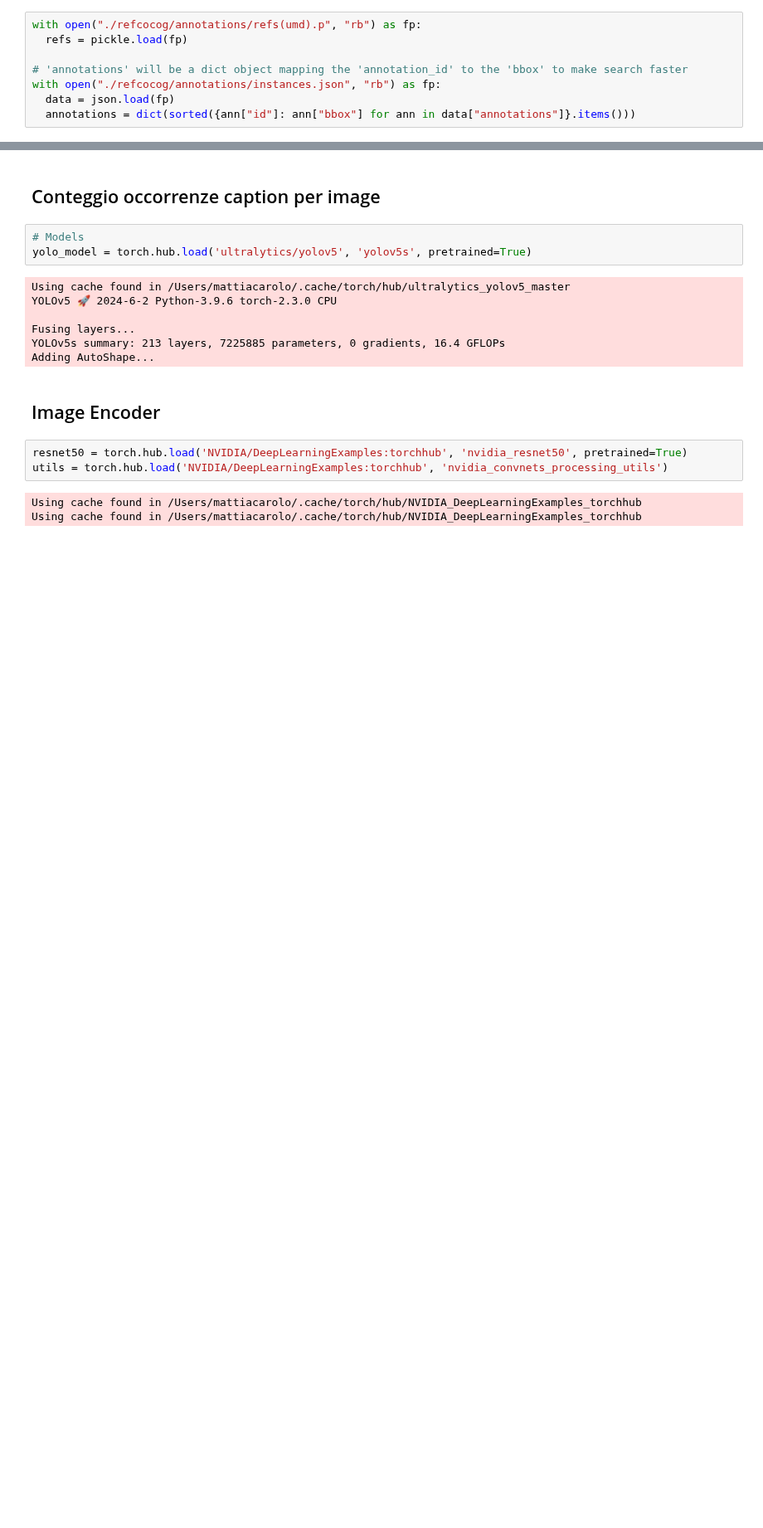
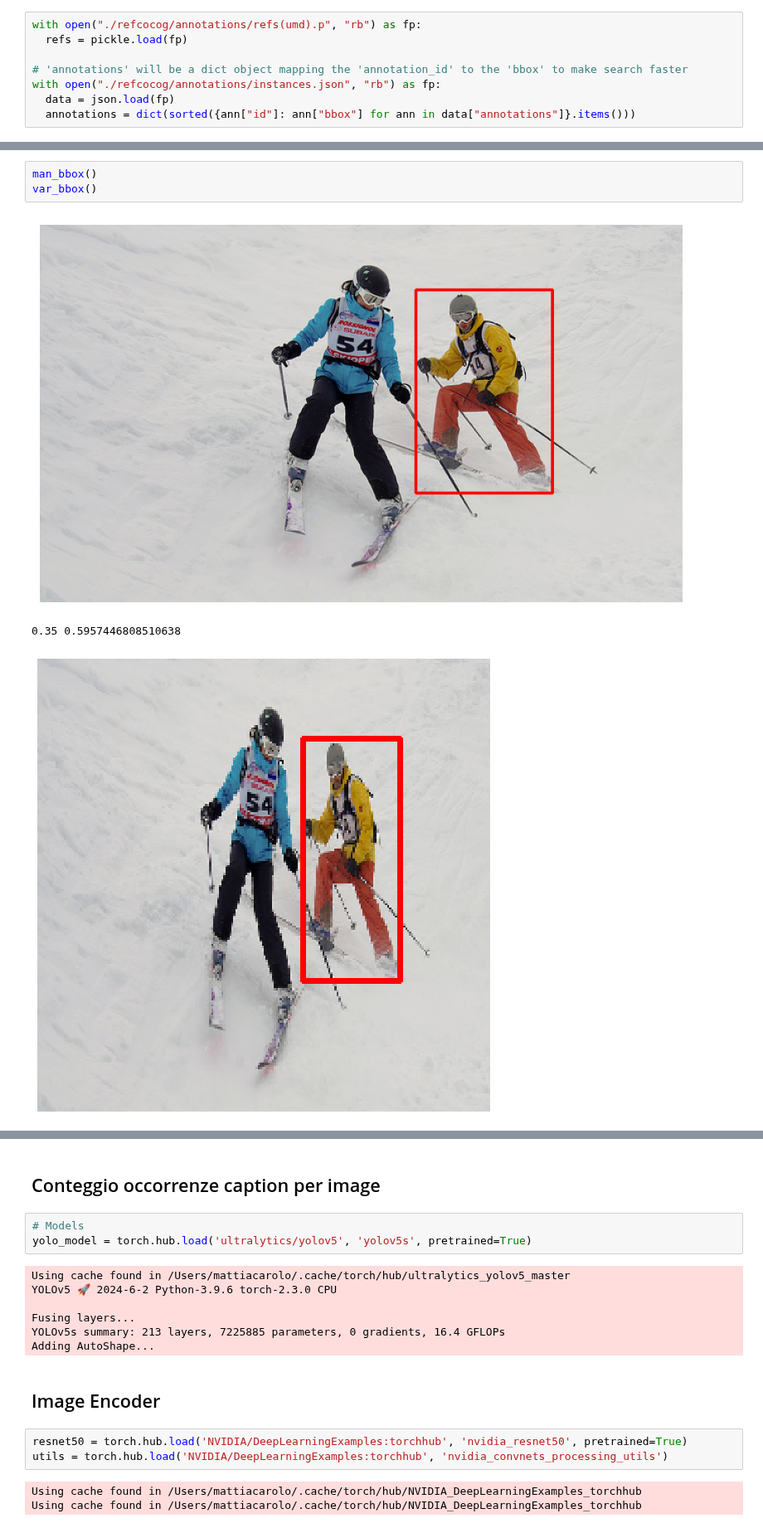
Before and after one commit to MattiaCarolo/DL2023-Carolo-Maines, a Jupyter notebook: MainWithoutBash.ipynb, the cells around one changed output, grey strips where cells are left out. Shown at 83% size. Saved outputs shown, nothing was run; the diff lists cells and outputs as text; blank space fills up the shorter version.

Commit message:
resized bbox works

```diff
--- a/MainWithoutBash.ipynb
+++ b/MainWithoutBash.ipynb
@@ -197,0 +235,7 @@ dataloader = DataLoader(dataset, batch_size=1, collate_fn=collate_fn)
+# %%
+man_bbox()
+var_bbox()
+# %% [output]
+[figure, added]
+0.35 0.5957446808510638
+[figure, added]
```
Also changed, not shown: parts of 7 cells of this notebook, 1 other file.
